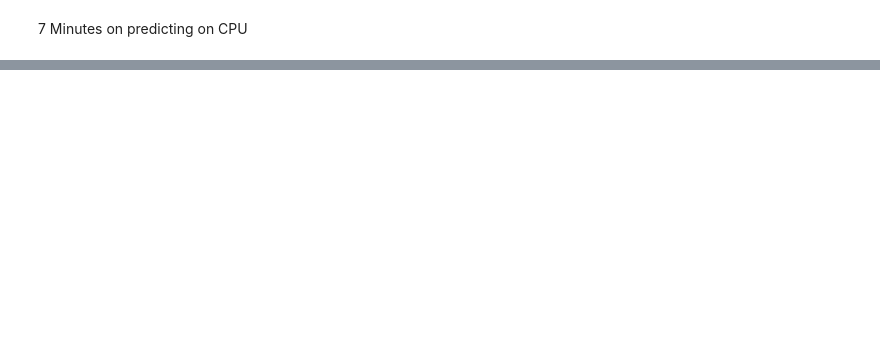
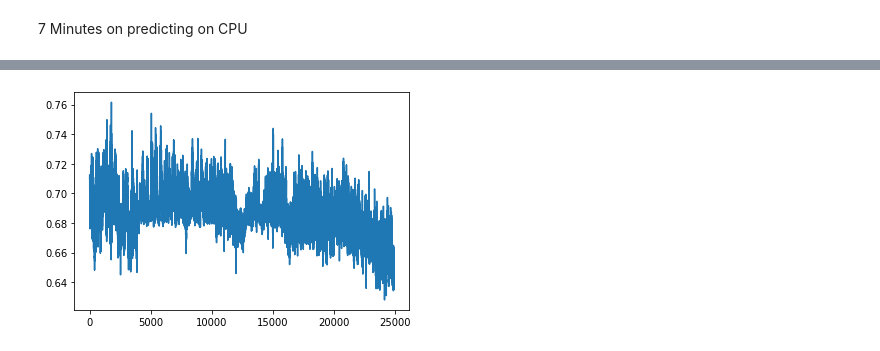
Before and after one commit to EbnAbona/AI-For-Music-Not-Impossible, a Jupyter notebook: SeniorDesignCNN.ipynb, the cells around one changed output, grey strips where cells are left out. Saved outputs shown, nothing was run; the diff lists cells and outputs as text; code cells hidden in the pictures; blank space fills up the shorter version.

```diff
--- a/SeniorDesignCNN.ipynb
+++ b/SeniorDesignCNN.ipynb
@@ -174,10 +241,11 @@ def trainModel(dataset_train, num_epochs=40, batch_size=40, loadCheckPoint=False
   return model
 # %%
 def predictModel(test_dataset):
-  batch_size = 256
-  test_loader = DataLoader(dataset_test, batch_size=batch_size, shuffle=False)
+  batch_size = 64
+  test_loader = DataLoader(test_dataset, batch_size=batch_size, shuffle=False)
   model= ConvNet()
   model.load_state_dict(torch.load('/content/drive/MyDrive/Senior_Design/finalTrainedModel.pt', map_location=torch.device('cpu')))
+  model = model.cuda()
 
   all_outputs = []
   pb = progress_bar(test_loader)
@@ -188,10 +256,10 @@ def predictModel(test_dataset):
     inputs, targets = inputs.float(), targets.float()
 
     # Perform forward pass
-    outputs = model(inputs)
+    outputs = model(inputs.cuda())
     if i == 0:
-      all_outputs = outputs.detach().numpy()
+      all_outputs = outputs.cpu().detach().numpy()
     else:
-      all_outputs = np.concatenate((all_outputs, outputs.detach().numpy()), axis=0)
+      all_outputs = np.concatenate((all_outputs, outputs.cpu().detach().numpy()), axis=0)
     i+=1
   return all_outputs
@@ -255 +322,6 @@ prediction.shape
+# %%
+b = 12#range(1, 8,2)
+_ = plt.plot(prediction[:, b])
+# %% [output]
+[figure, added]
 # %%
```
Also changed, not shown: parts of 24 cells of this notebook.
